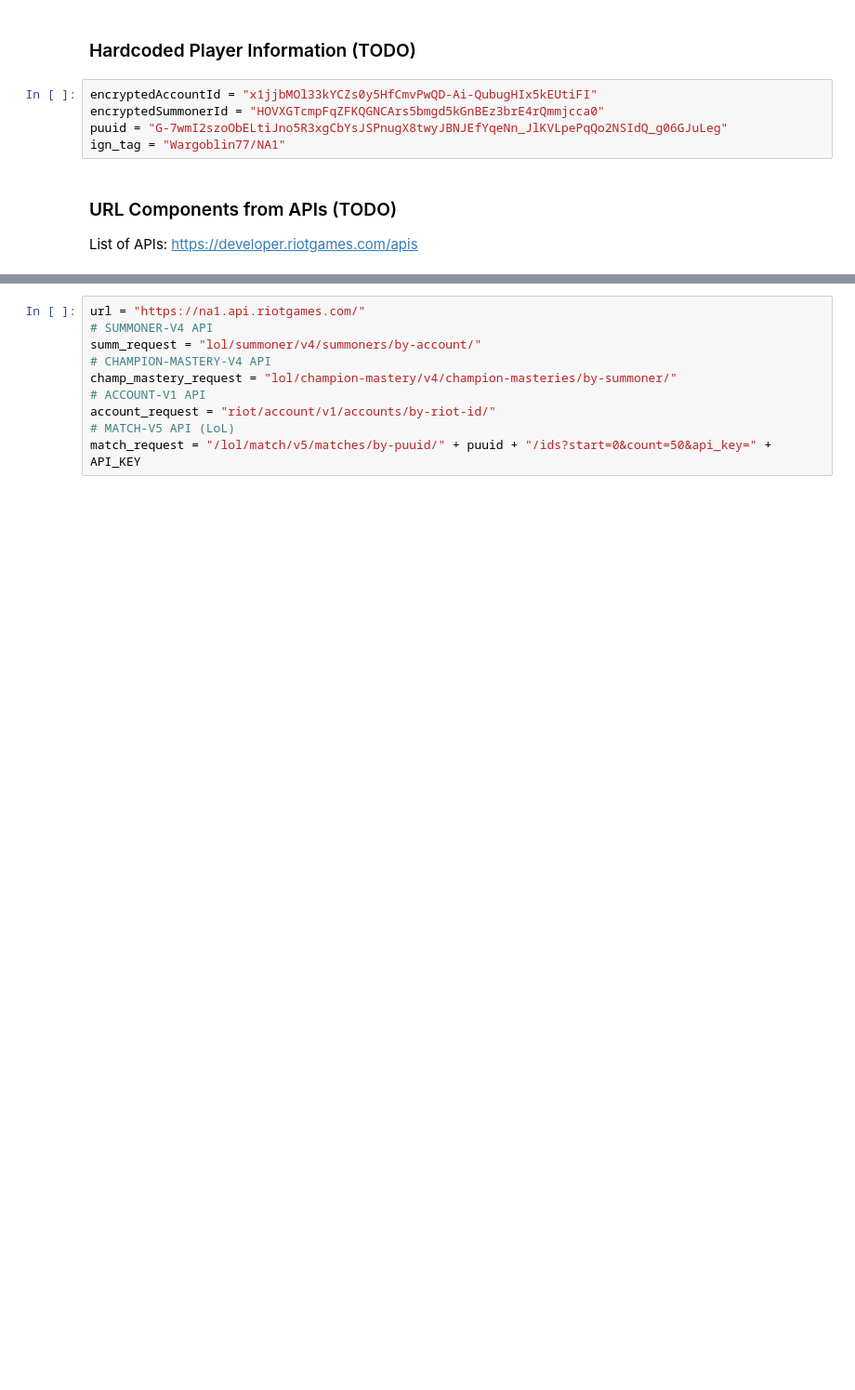
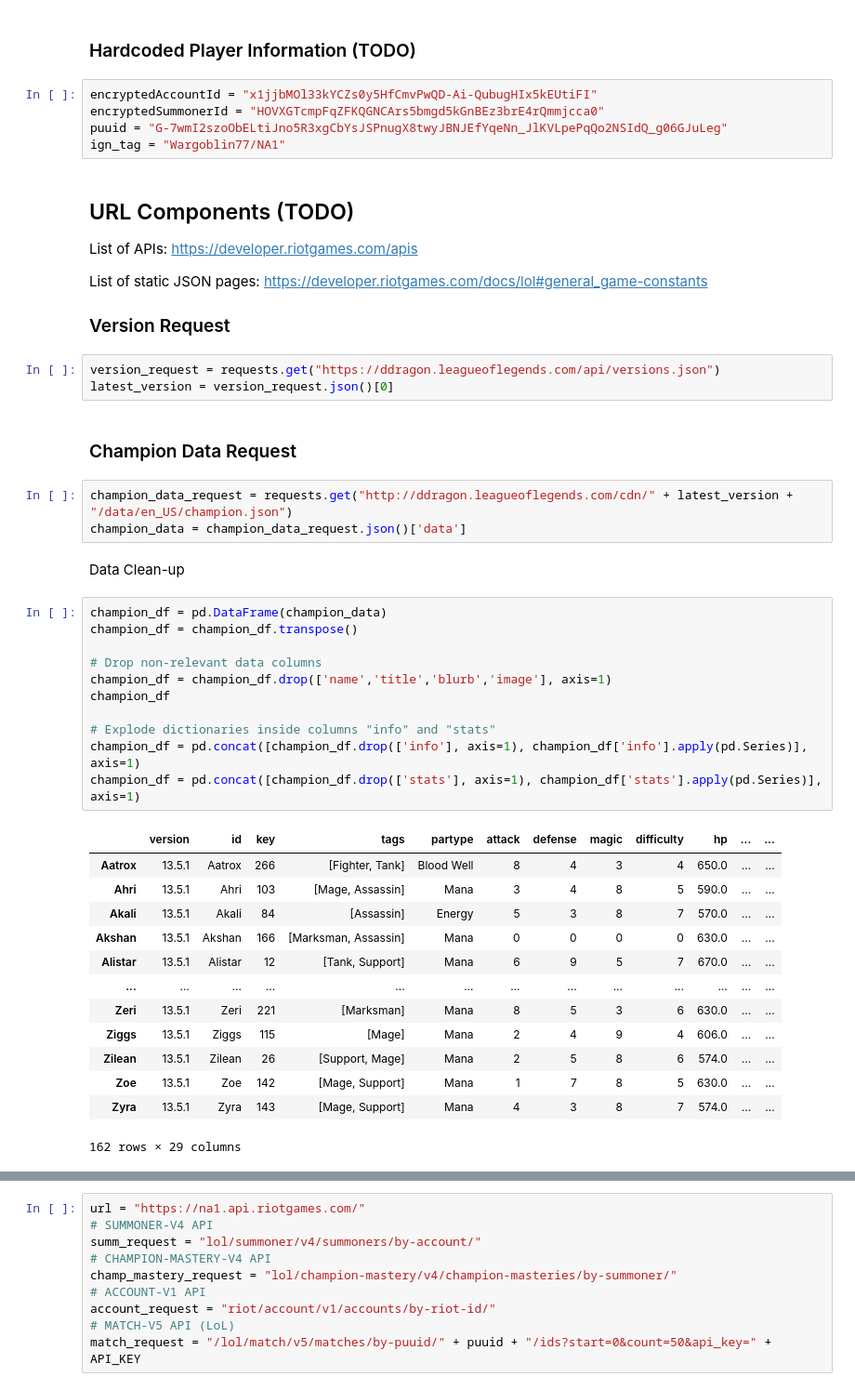
Before and after one commit to gregoryho13/INST414-RiotData, a Jupyter notebook: driver.ipynb, the cells around one changed output, grey strips where cells are left out. Shown: that part at 93% size. Drawn from its saved outputs; the diff is of its cells as text; blank space fills up the shorter version.

Commit message:
add version, champion, and item data requests; transformed into dfs

```diff
--- a/driver.ipynb
+++ b/driver.ipynb
@@ -18,5 +19,44 @@ encryptedSummonerId = "HOVXGTcmpFqZFKQGNCArs5bmgd5kGnBEz3brE4rQmmjcca0"
 puuid = "G-7wmI2szoObELtiJno5R3xgCbYsJSPnugX8twyJBNJEfYqeNn_JlKVLpePqQo2NSIdQ_g06GJuLeg"
 ign_tag = "Wargoblin77/NA1"
 # %% [markdown]
-### URL Components from APIs (TODO)
+## URL Components (TODO)
 List of APIs: https://developer.riotgames.com/apis
+
+List of static JSON pages: https://developer.riotgames.com/docs/lol#general_game-constants
+
+### Version Request
+# %%
+version_request = requests.get("https://ddragon.leagueoflegends.com/api/versions.json")
+latest_version = version_request.json()[0]
+# %% [markdown]
+### Champion Data Request
+# %%
+champion_data_request = requests.get("http://ddragon.leagueoflegends.com/cdn/" + latest_version + "/data/en_US/champion.json")
+champion_data = champion_data_request.json()['data']
+# %% [markdown]
+Data Clean-up
+# %%
+champion_df = pd.DataFrame(champion_data)
+champion_df = champion_df.transpose()
+
+# Drop non-relevant data columns
+champion_df = champion_df.drop(['name','title','blurb','image'], axis=1)
+champion_df
+
+# Explode dictionaries inside columns "info" and "stats"
+champion_df = pd.concat([champion_df.drop(['info'], axis=1), champion_df['info'].apply(pd.Series)], axis=1)
+champion_df = pd.concat([champion_df.drop(['stats'], axis=1), champion_df['stats'].apply(pd.Series)], axis=1)
+# %% [output]
+|  | version | id | key | tags | partype | attack | defense | magic | difficulty | hp | ... | ... |
+| Aatrox | 13.5.1 | Aatrox | 266 | [Fighter, Tank] | Blood Well | 8 | 4 | 3 | 4 | 650.0 | ... | ... |
+| Ahri | 13.5.1 | Ahri | 103 | [Mage, Assassin] | Mana | 3 | 4 | 8 | 5 | 590.0 | ... | ... |
+| Akali | 13.5.1 | Akali | 84 | [Assassin] | Energy | 5 | 3 | 8 | 7 | 570.0 | ... | ... |
+| Akshan | 13.5.1 | Akshan | 166 | [Marksman, Assassin] | Mana | 0 | 0 | 0 | 0 | 630.0 | ... | ... |
+| Alistar | 13.5.1 | Alistar | 12 | [Tank, Support] | Mana | 6 | 9 | 5 | 7 | 670.0 | ... | ... |
+| ... | ... | ... | ... | ... | ... | ... | ... | ... | ... | ... | ... | ... |
+| Zeri | 13.5.1 | Zeri | 221 | [Marksman] | Mana | 8 | 5 | 3 | 6 | 630.0 | ... | ... |
+| Ziggs | 13.5.1 | Ziggs | 115 | [Mage] | Mana | 2 | 4 | 9 | 4 | 606.0 | ... | ... |
+| Zilean | 13.5.1 | Zilean | 26 | [Support, Mage] | Mana | 2 | 5 | 8 | 6 | 574.0 | ... | ... |
+| Zoe | 13.5.1 | Zoe | 142 | [Mage, Support] | Mana | 1 | 7 | 8 | 5 | 630.0 | ... | ... |
+| Zyra | 13.5.1 | Zyra | 143 | [Mage, Support] | Mana | 4 | 3 | 8 | 7 | 574.0 | ... | ... |
+162 rows × 29 columns
```
Also changed, not shown: parts of 9 cells of this notebook.
